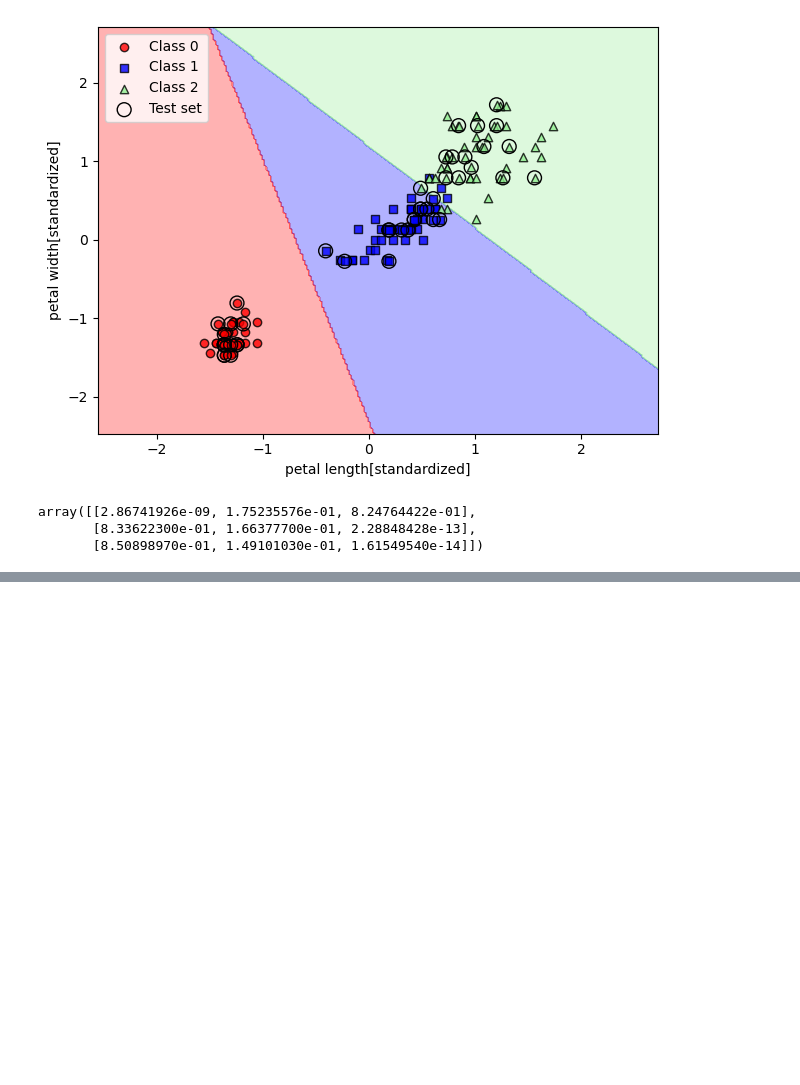
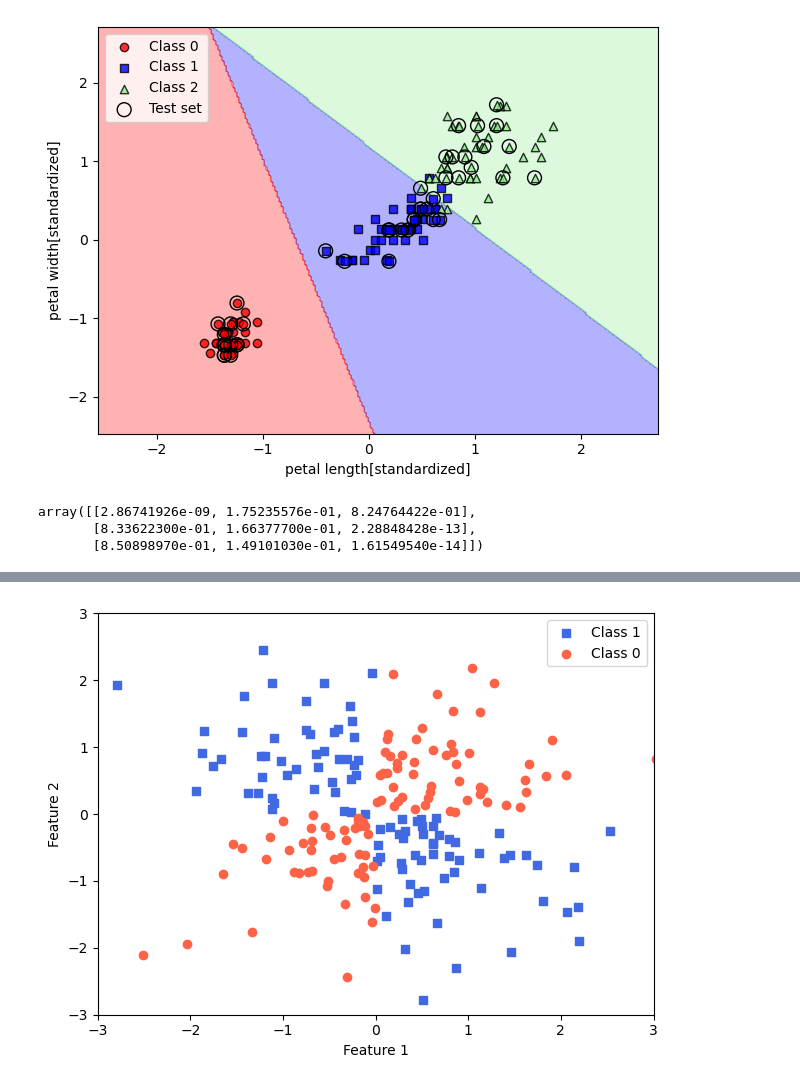
Before and after one commit to yogendra785/ML-with-pytorch-and-scikit-learn, a Jupyter notebook: chapter2_classifiers.ipynb, the cells around one changed output, grey strips where cells are left out. Cells and saved outputs as stored; diff of their text form; code cells hidden in the pictures; blank space fills up the shorter version.

```diff
--- a/chapter2_classifiers.ipynb
+++ b/chapter2_classifiers.ipynb
@@ -248,0 +264,35 @@ array([[2.86741926e-09, 1.75235576e-01, 8.24764422e-01],
+# %%
+import matplotlib.pyplot as plt
+import numpy as np
+
+# Set random seed (fixed typo from random_seed to random.seed)
+np.random.seed(1)
+
+# Generate random data
+x_xor = np.random.randn(200, 2)
+y_xor = np.logical_xor(x_xor[:, 0] > 0, x_xor[:, 1] > 0)
+y_xor = np.where(y_xor, 1, 0)
+
+# Create scatter plot
+plt.scatter(x_xor[y_xor == 1, 0],
+            x_xor[y_xor == 1, 1],
+            c='royalblue',  # Fixed typo from 'royalbus' to 'royalblue'
+            marker='s',     # Changed 'S' to 's' which is the standard marker code
+            label='Class 1')
+
+plt.scatter(x_xor[y_xor == 0, 0],
+            x_xor[y_xor == 0, 1],
+            c='tomato',
+            marker='o',
+            label='Class 0')
+
+# Set plot parameters
+plt.xlim([-3, 3])
+plt.ylim([-3, 3])
+plt.xlabel('Feature 1')
+plt.ylabel('Feature 2')
+plt.legend(loc='best')
+plt.tight_layout()
+plt.show()
+# %% [output]
+[figure, added]
```
Also changed, not shown: parts of 3 cells of this notebook.
